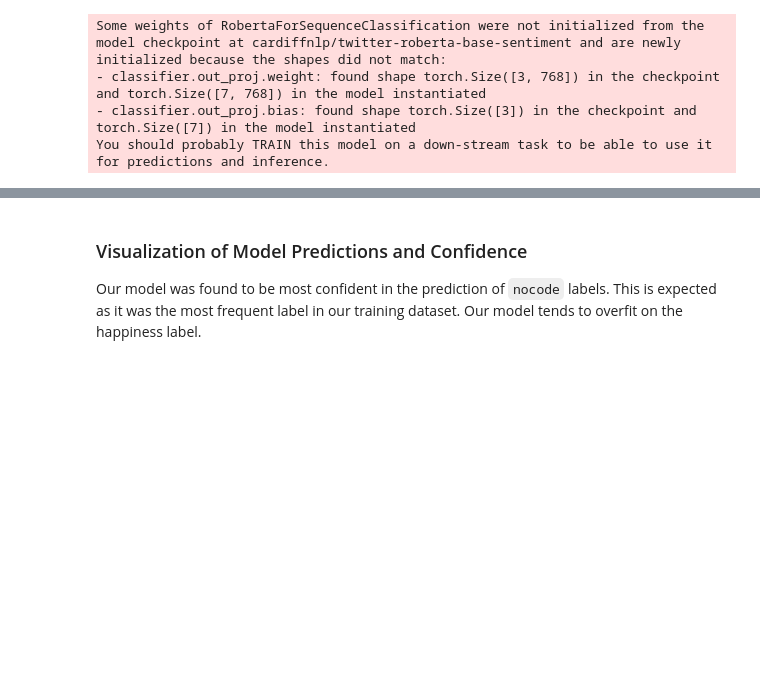
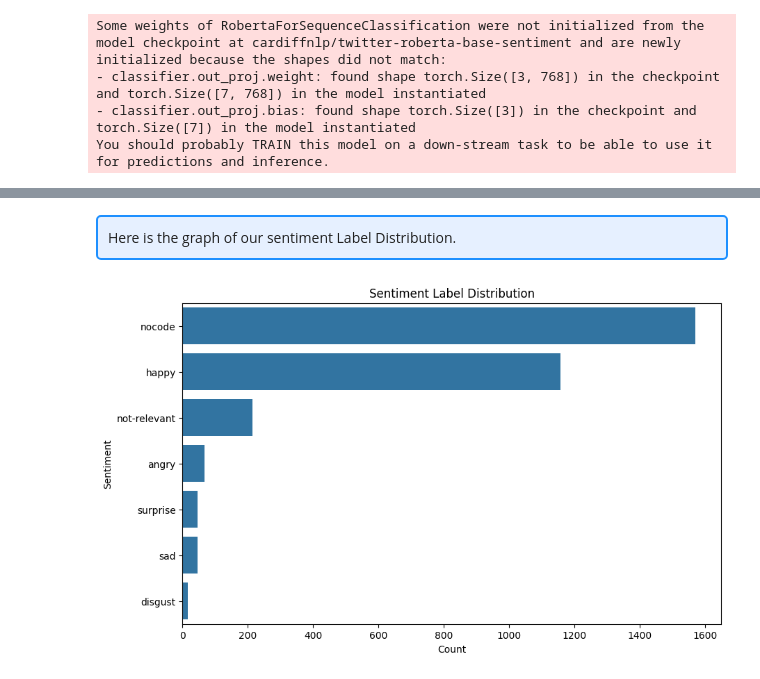
Before and after one commit to jeelfaldu7/transformer_sentiment_analysis, a Jupyter notebook: DataJams.ipynb, the cells around one changed output, grey strips where cells are left out. Cells and saved outputs as stored; diff of their text form; code cells hidden in the pictures; blank space fills up the shorter version.

```diff
--- a/DataJams.ipynb
+++ b/DataJams.ipynb
@@ -299,4 +322,16 @@ Sentiments: {'angry': 0.41953057050704956}
-# %% [markdown]
-### Visualization of Model Predictions and Confidence
-
-Our model was found to be most confident in the prediction of `nocode` labels. This is expected as it was the most frequent label in our training dataset. Our model tends to overfit on the happiness label.
+# %% [markdown]
+<div style="border: 2px solid #1E90FF; background-color: #E6F0FF; padding: 10px; border-radius: 5px;">
+Here is the graph of our sentiment Label Distribution. </div>
+# %%
+# Explode multi-labels
+df['label_split'] = df['label'].str.split('|')
+exploded_labels = df.explode('label_split')
+
+plt.figure(figsize=(10, 6))
+sns.countplot(y=exploded_labels['label_split'], order=exploded_labels['label_split'].value_counts().index)
+plt.title("Sentiment Label Distribution")
+plt.xlabel("Count")
+plt.ylabel("Sentiment")
+plt.show()
+# %% [output]
+[figure, added]
```
Also changed, not shown: parts of 19 cells of this notebook.
